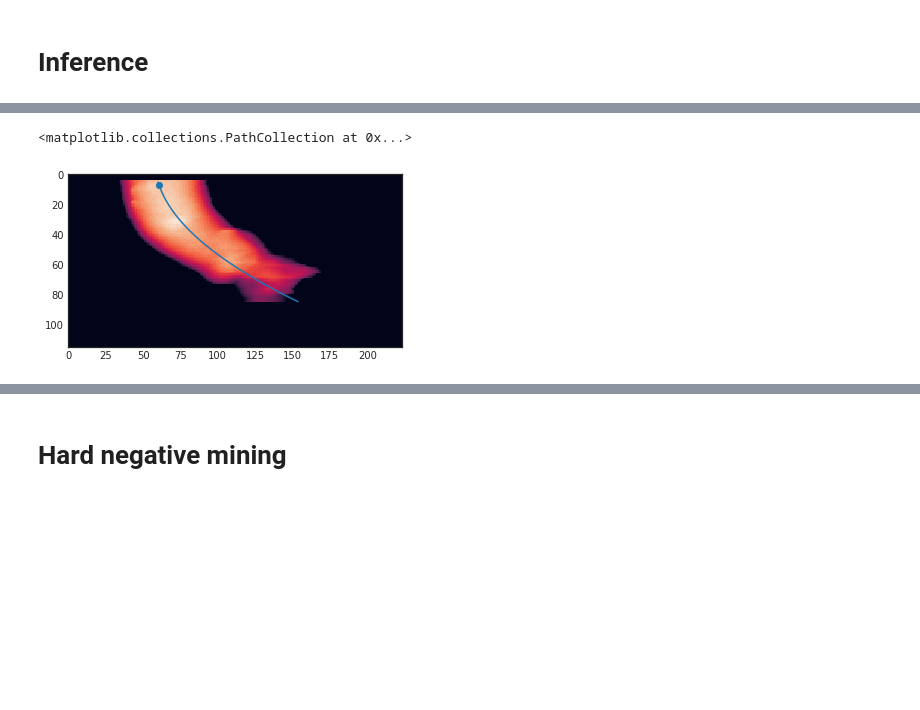
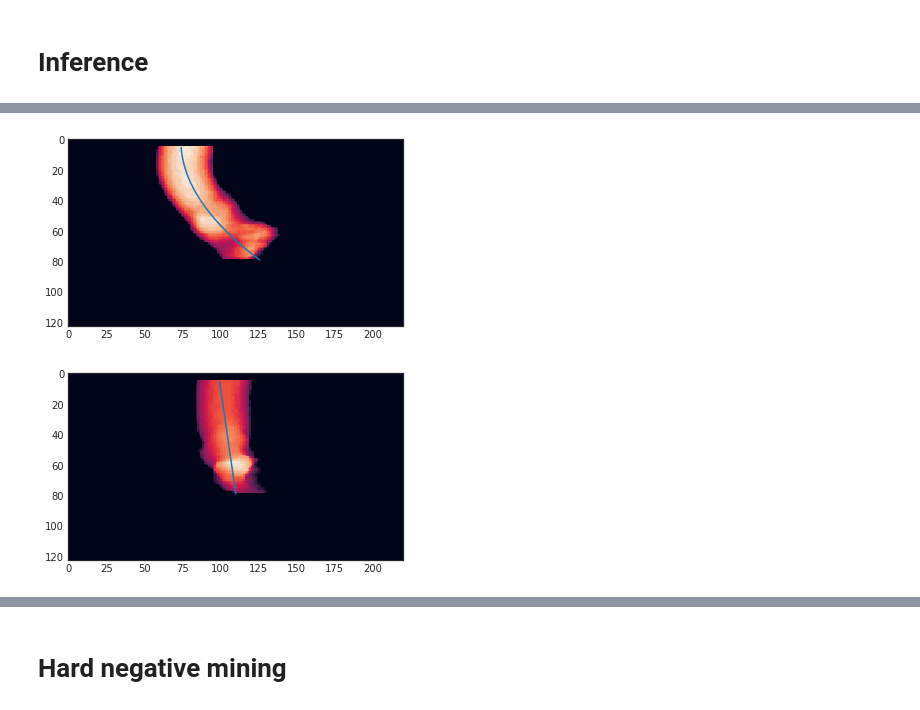
Before and after one commit to vessemer/AortaEstimation, a Jupyter notebook: IPython/TrainInferenceUNet2D.ipynb, the cells around one changed output, grey strips where cells are left out. Saved outputs shown, nothing was run; the diff lists cells and outputs as text; code cells hidden in the pictures; blank space fills up the shorter version.

```diff
--- a/IPython/TrainInferenceUNet2D.ipynb
+++ b/IPython/TrainInferenceUNet2D.ipynb
@@ -223,12 +230,21 @@ model.save(os.path.join(PATHS['DATA'], '__unet_model__'))
 # %%
 model = unet.get_unet(224, 224)
 model.load_weights(os.path.join(PATHS['DATA'], 'unet_model'))
+# %%
+def postprocess_test(pred, patient):
+    window = min(patient.shape[1], int(1.7 * SIDE))
+
+    pred = scipy.ndimage.zoom(pred > .5, [1, window / SIDE, window / SIDE], order=0)
+
+    point = np.array(patient.shape[1:3]) // 2 - window // 2
+    point = np.clip(point, 0, np.array(patient.shape[1:3]) - window)
+    return np.pad(pred, [[0, 0], point[[0, 0]], point[[1, 1]]], mode='constant')
 # %%
 fd = pd.read_excel('../../DM_Data/REPRISE III Sizes.xlsx')
 ctest = [t for t in test if (fd['Subject name or identifier'] == os.path.basename(t)).sum()]
 
 
-test_idx = 19
+test_idx = 25
 patient, meta = load_utils.load_patient(PATHS['DATA'], os.path.basename(ctest[test_idx]), metadata=True)
 row = fd[fd['Subject name or identifier'] == os.path.basename(ctest[test_idx])]
 print('DIAMETER: ', row['Valve Size (Model number)'])
@@ -237,9 +253,6 @@ for key, el in meta.items():
     if key != 'dat':
         print(key, ': ', el)
 fact = meta['PixSpac']
-patient = scipy.ndimage.zoom(patient, fact, order=3)
-print(patient.shape)
-
 
 test_gen = test_generator(patient)
 arr = np.concatenate([next(test_gen) for i in range(len(patient) // BATCH_SIZE + 1)])
@@ -262,3 +275,9 @@ pred = np.mean(
     ], -1),
     -1
 )
+
+pred = postprocess_test(pred[..., 0] > .5, patient)
+patient = scipy.ndimage.zoom(patient, fact, order=3)
+pred = scipy.ndimage.zoom(pred, fact, order=0)
+
+print(patient.shape)
@@ -265,27 +302,40 @@ pred = np.mean(
 # %%
-lpred, _ = scipy.ndimage.label(pred[..., 0] > .5)
+lpred, _ = scipy.ndimage.label(pred > .5)
 idx = np.argmax(np.bincount(lpred.flatten())[1:]) + 1
 lpred[lpred != idx] = 0
 lpred = scipy.ndimage.binary_closing(lpred, iterations=5)
-summedx = (lpred).sum(1)
-
-plt.imshow(summedx)
 
 x, y = np.asarray(np.where(lpred))[[0, 2]]
 z = np.polyfit(x, y, 2)
 p = np.poly1d(z)
 
-point = np.random.choice(np.unique(x))
-a = p(point + 1) - p(point)
-a = np.tan(np.arctan(a) + np.pi / 2)
-w = np.poly1d([a, p(point) - a * point])
+init_d = p.deriv()
+opt = p(init_d.roots)
+flipped = False
+if np.abs(p(x.min()) - opt) > np.abs(p(x.max()) - opt):
+    flipped = True
+    patient = np.flip(patient, 0)
+    lpred = np.flip(lpred, 0)
+    pred = np.flip(pred, 0)
+    x, y = np.asarray(np.where(lpred))[[0, 2]]
+    z = np.polyfit(x, y, 2)
+    p = np.poly1d(z)
+
+summedx = (lpred).sum(1).astype(np.float)
+plt.imshow(summedx)
 
 xp = np.linspace(x.min(), x.max(), 100)
-# xw = np.linspace(point - 50, point + 50, 100)
 plt.plot(p(xp), xp, '-');
-# plt.plot(w(xw), xw, '-');
-plt.scatter(p(point), point)
-# plt.axis('off');
+plt.show()
+
+plt.imshow((lpred).sum(2).astype(np.float))
+
+cx, cy = np.asarray(np.where(lpred))[[0, 1]]
+cz = np.polyfit(cx, cy, 1)
+cp = np.poly1d(cz)
+
+cxp = np.linspace(cx.min(), cx.max(), 100)
+plt.plot(cp(cxp), cxp, '-');
 # %% [output]
-<matplotlib.collections.PathCollection at 0x...>
-[figure, old version]
+[figure, new version]
+[figure, added]
```
Also changed, not shown: parts of 32 cells of this notebook, 7 other files.
